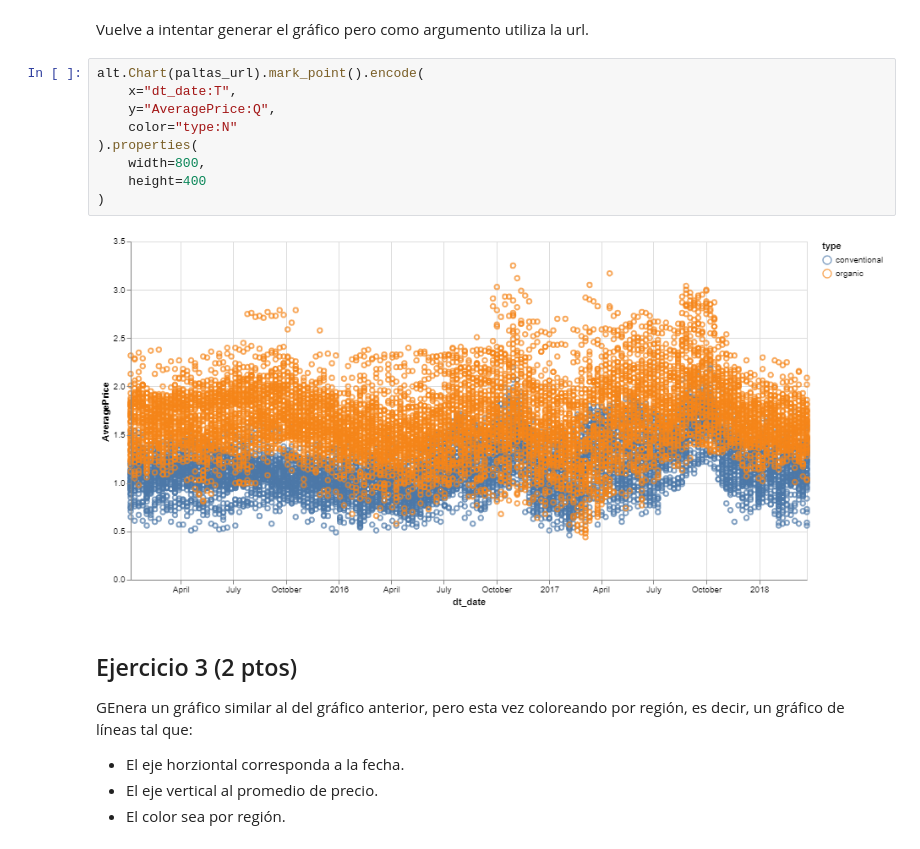
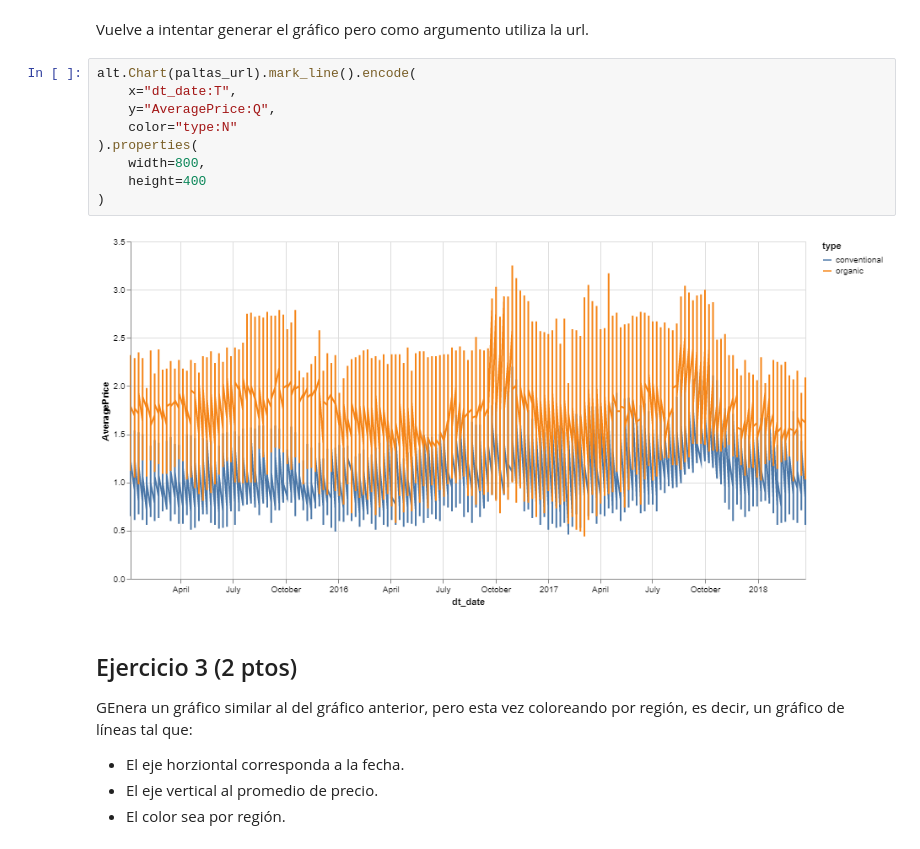
Before and after one commit to BOlguin/MAT281_portfolio, a Jupyter notebook: Laboratorios y Tareas/m03_c04/m03_c04_lab.ipynb, the cells around one changed output. Cells and saved outputs as stored; diff of their text form.

```diff
--- a/Laboratorios y Tareas/m03_c04/m03_c04_lab.ipynb
+++ b/Laboratorios y Tareas/m03_c04/m03_c04_lab.ipynb
@@ -157,16 +161,16 @@ DataTransformerRegistry.enable('json')
 # %% [markdown]
 Vuelve a intentar generar el gráfico pero como argumento utiliza la url.
 # %%
-alt.Chart(paltas_url).mark_point().encode(
+alt.Chart(paltas_url).mark_line().encode(
     x="dt_date:T",
     y="AveragePrice:Q",
     color="type:N"
 ).properties(
     width=800,
     height=400
 )
 # %% [output]
-[figure, old version]
+[figure, new version]
 # %% [markdown]
 ## Ejercicio 3 (2 ptos)
 
```
Also changed, not shown: parts of 2 cells of this notebook, 4 other files.
